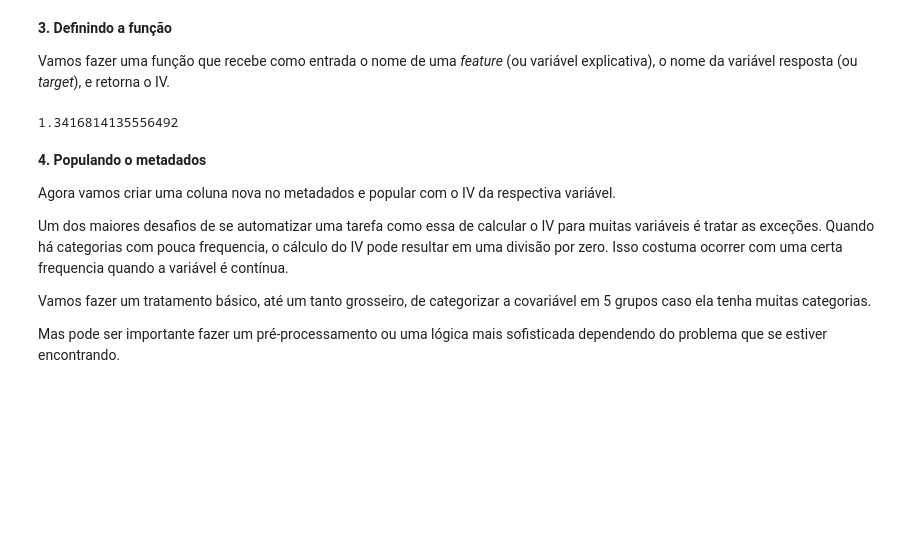
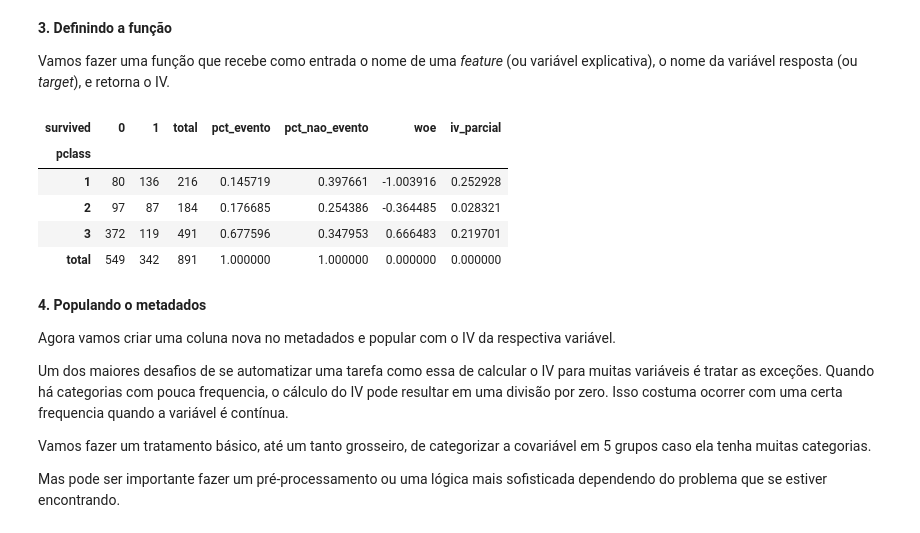
Before and after one commit to marceloaires7/EBAC-Aulas, a Jupyter notebook: Modulo36/notebooks/Mod36_descritiva_reglog.ipynb, the cells around one changed output. Drawn from its saved outputs; the diff is of its cells as text; code cells hidden in the pictures; blank space fills up the shorter version.

```diff
--- a/Modulo36/notebooks/Mod36_descritiva_reglog.ipynb
+++ b/Modulo36/notebooks/Mod36_descritiva_reglog.ipynb
@@ -281,20 +281,25 @@ Vamos fazer uma função que recebe como entrada o nome de uma *feature* (ou var
 # %%
 def IV(variavel, resposta):
     tab = pd.crosstab(variavel, resposta, margins=True, margins_name='total')
 
     rótulo_evento = tab.columns[0]
     rótulo_nao_evento = tab.columns[1]
 
     tab['pct_evento'] = tab[rótulo_evento]/tab.loc['total',rótulo_evento]
     tab['pct_nao_evento'] = tab[rótulo_nao_evento]/tab.loc['total',rótulo_nao_evento]
     tab['woe'] = np.log(tab.pct_evento/tab.pct_nao_evento)
     tab['iv_parcial'] = (tab.pct_evento - tab.pct_nao_evento)*tab.woe
-    return tab['iv_parcial'].sum()
+    return tab
 
-iv = IV(ttnc.sex, ttnc.survived)
+iv = IV(ttnc.pclass, ttnc.survived)
 iv
 # %% [output]
-1.3416814135556492
+| survived | 0 | 1 | total | pct_evento | pct_nao_evento | woe | iv_parcial |
+| pclass |  |  |  |  |  |  |  |
+| 1 | 80 | 136 | 216 | 0.145719 | 0.397661 | -1.003916 | 0.252928 |
+| 2 | 97 | 87 | 184 | 0.176685 | 0.254386 | -0.364485 | 0.028321 |
+| 3 | 372 | 119 | 491 | 0.677596 | 0.347953 | 0.666483 | 0.219701 |
+| total | 549 | 342 | 891 | 1.000000 | 1.000000 | 0.000000 | 0.000000 |
 # %% [markdown]
 **4. Populando o metadados**
 
```
Also changed, not shown: parts of 1 cell of this notebook.
